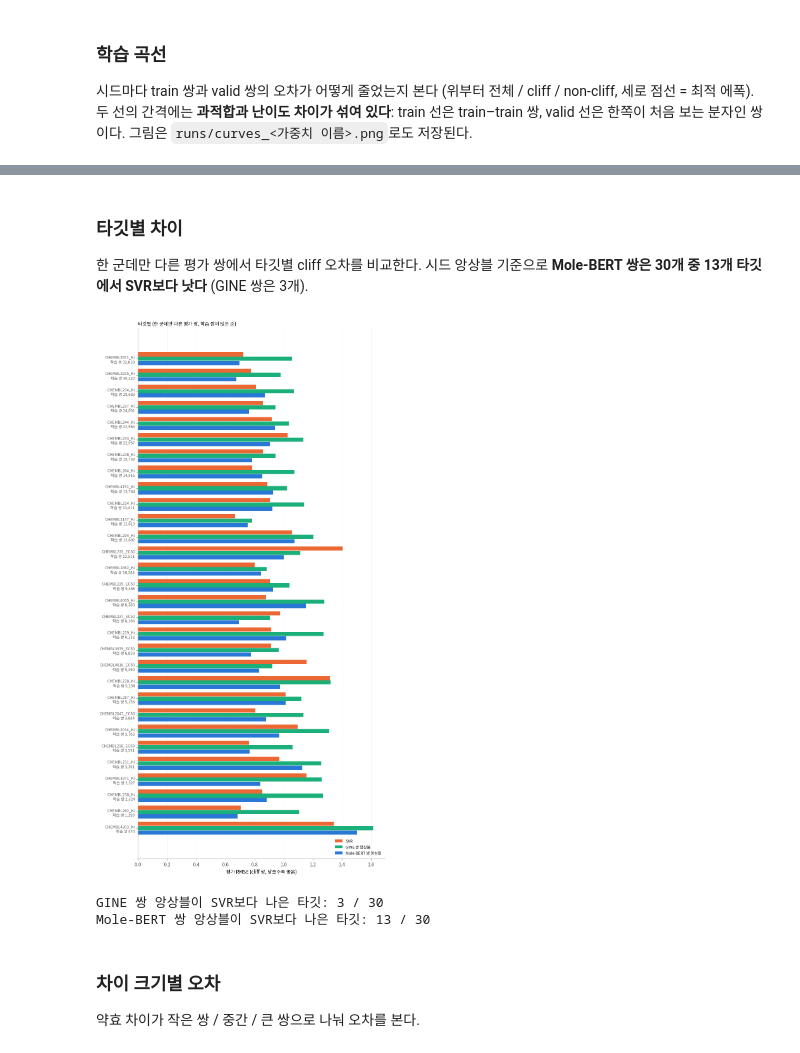
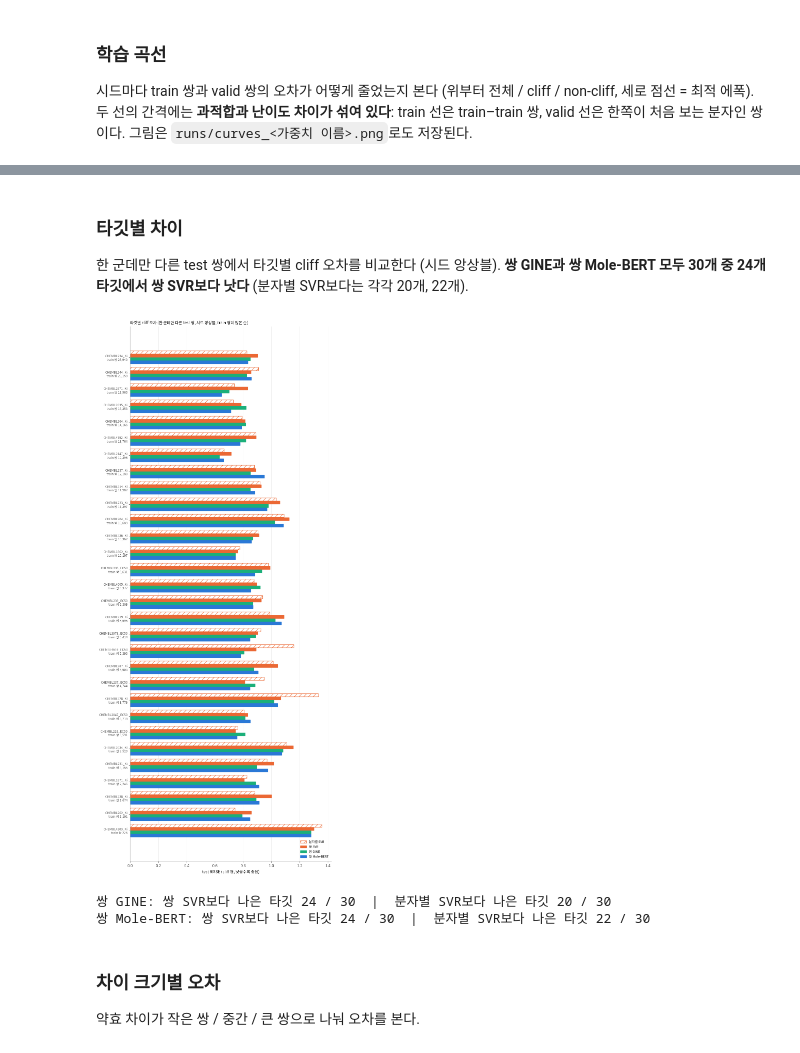
Before and after one commit to dlrudgms1234-commits/capstone, a Jupyter notebook: ac_pipeline.ipynb, the cells around one changed output, grey strips where cells are left out. Drawn from its saved outputs; the diff is of its cells as text; code cells hidden in the pictures.

```diff
--- a/ac_pipeline.ipynb
+++ b/ac_pipeline.ipynb
@@ -349,10 +339,10 @@ def keep_anchored(df):
     return df[df.split.isin(KEEP)].assign(split=lambda d: d.split.map(KEEP)).reset_index(drop=True)
 
 ALL_PAIRS = keep_anchored(pd.concat([make_pairs(t).assign(target=t) for t in DEV_TARGETS], ignore_index=True))
-if LEAK_MODE:   # 누수 실험: 뺀 분자가 들어간 쌍은 쓰지 않는다
-    _ms = {t: load(t).split for t in DEV_TARGETS}
-    ALL_PAIRS = ALL_PAIRS[[_ms[t][i] != 'drop' and _ms[t][j] != 'drop' for t, i, j in zip(ALL_PAIRS.target, ALL_PAIRS.i, ALL_PAIRS.j)]].reset_index(drop=True)
-    print(f'누수 실험 {LEAK_MODE}: 뺀 분자 {sum(map(len, drop_sets().values())):,}개')
+# 누수 막기: 뺀 분자(다른 타깃의 test 분자)가 들어간 쌍은 쓰지 않는다
+_ms = {t: load(t).split for t in DEV_TARGETS}
+ALL_PAIRS = ALL_PAIRS[[_ms[t][i] != 'drop' and _ms[t][j] != 'drop' for t, i, j in zip(ALL_PAIRS.target, ALL_PAIRS.i, ALL_PAIRS.j)]].reset_index(drop=True)
+print(f'누수 막기: 다른 타깃의 test 분자라서 train·valid에서 뺀 분자 {sum(map(len, drop_sets().values())):,}개')
 pairs = ALL_PAIRS[ALL_PAIRS.reason == 'pass'].reset_index(drop=True)   # 한 군데만 다른 쌍
 # 각 분자가 속한 split (쌍 split의 근거)
 mol_split = {t: load(t).split for t in DEV_TARGETS}
@@ -1593,12 +1507,12 @@ class PTMolModel(MolModel):
     def __init__(self):
         nn.Module.__init__(self)
         self.mol = MoleBERT()
-        self.head = make_head(PT_DIM + len(DEV_TARGETS))   # 쌍 모델과 같은 헤드 (HEAD 옵션)
+        self.head = make_head(PT_DIM + len(DEV_TARGETS))   # 쌍 모델과 같은 헤드
 
     def param_groups(self):
-        return [{'params': self.mol.parameters(), 'lr': PT_LR, 'weight_decay': 0.0 if L2SP else WD * PT_WD_SCALE}, {'params': self.head.parameters(), 'lr': LR}]   # L2-SP면 인코더 감쇠 끔
+        return [{'params': self.mol.parameters(), 'lr': PT_LR}, {'params': self.head.parameters(), 'lr': LR}]
 
-PTMOL_TAG = f'{MOL_TAG}_molebert' + (f'_ptlr{PT_LR}' if PT_LR != 1e-4 else '') + (f'_l2sp{L2SP}' if L2SP else '') + (f'_ptwd{PT_WD_SCALE:g}x' if PT_WD_SCALE != 1 else '')
+PTMOL_TAG = f'{MOL_TAG}_molebert'
 # --- 학습·예측
 files = [f'{RUNS}/{k}_{PTMOL_TAG}_seed{s}.{x}' for s in SEEDS for k, x in [('gnnmol', 'pt'), ('histmol', 'csv')]]
 cache = pred_cache('preds_molpt', PTMOL_TAG, files)
@@ -1909,5 +1802,5 @@ fig.tight_layout(); plt.show()
 # %%
-# 기준 분자 예시: 기준이 3개인 평가 분자 하나 (한 군데만 다른 쌍, Mole-BERT 쌍 앙상블)
+# 기준 분자 예시: 기준이 3개인 test 분자 하나 (한 군데만 다른 쌍, 쌍 Mole-BERT 앙상블)
 import io
 from rdkit.Chem import rdDepictor
 from rdkit.Chem.Draw import rdMolDraw2D
@@ -1918,7 +1811,7 @@ def _mol(smiles, size=(330, 230)):
     d.DrawMolecule(m); d.FinishDrawing()
     return plt.imread(io.BytesIO(d.GetDrawingText()))
 
-ps = RESULTS['single']; e = ps[ps.split == 'test'].copy()
+e = TP.copy()
 e['b_is_j'] = [mol_split[t][i] != 'test' for t, i in zip(e.target, e.i)]
 e['kb'] = np.where(e.b_is_j, e.j, e.i); e['ka'] = np.where(e.b_is_j, e.i, e.j)
 e['d_hat'] = np.where(e.b_is_j, 1, -1) * e['pred_pt_ens']
@@ -1940,6 +1833,6 @@ ax.set_title('평가 분자 B', fontsize=10.5, loc='left')
 fig.text(0.68, 0.18, f'B 추정 = 평균({", ".join(f"{v:.2f}" for v in ests)}) = {np.mean(ests):.2f}\n'
                      f'B 실측 = {p_b:.2f}   (오차 {np.mean(ests) - p_b:+.2f})\n'
                      f'기준별 흩어짐(표준편차) = {np.std(ests, ddof=1):.2f}', fontsize=11, va='center', linespacing=1.8)
-fig.suptitle(f'기준 분자로 평가 분자 활성값 추정 예시  ({t_}, Mole-BERT 쌍 앙상블)', y=1.0, fontsize=11)
+fig.suptitle(f'기준 분자로 test 분자 활성값 추정 예시  ({t_}, 쌍 Mole-BERT 앙상블)', y=1.0, fontsize=11)
 plt.show()
 # %% [output]
@@ -2187,31 +1897,31 @@ ABL_TABLE.round(3)
 # %% [markdown]
 ### 타깃별 차이
 
-한 군데만 다른 평가 쌍에서 타깃별 cliff 오차를 비교한다.
-시드 앙상블 기준으로 **Mole-BERT 쌍은 30개 중 13개 타깃에서 SVR보다 낫다** (GINE 쌍은 3개).
+한 군데만 다른 test 쌍에서 타깃별 cliff 오차를 비교한다 (시드 앙상블).
+**쌍 GINE과 쌍 Mole-BERT 모두 30개 중 24개 타깃에서 쌍 SVR보다 낫다** (분자별 SVR보다는 각각 20개, 22개).
 # %%
-pset = RESULTS['single']
-tc = pset[(pset.split == 'test') & pset.is_cliff]
-SHOW = [('svr', 'SVR', C2), ('gnn_ens', 'GINE 쌍 앙상블', C3), ('pt_ens', 'Mole-BERT 쌍 앙상블', C1)]
-per = pd.DataFrame({m: {t: b_rmse(d, f'pred_{m}') for t, d in tc.groupby('target')} for m, _, _ in SHOW})
-per['n_train'] = pairs_all[pairs_all.split == 'train'].target.value_counts()   # 실제 학습 쌍 (유사 쌍 전부)
+tc = TP[TP.is_cliff]
+SHOW = [('svr', '분자별 SVR', C2, True), ('svrpair', '쌍 SVR', C2, False), ('gnn_ens', '쌍 GINE', C3, False), ('pt_ens', '쌍 Mole-BERT', C1, False)]
+per = pd.DataFrame({m: {t: b_rmse(d, f'pred_{m}') for t, d in tc.groupby('target')} for m, _, _, _ in SHOW})
+per['n_train'] = pairs_all[pairs_all.split == 'train'].target.value_counts()   # 실제 train 쌍 (유사 쌍 전부)
 per = per.sort_values('n_train')
 
-fig, a_ = plt.subplots(figsize=(8.5, max(3.6, 0.5 * len(per) + 1.2)))
-y, hgt = np.arange(len(per)), 0.27
-for k_, (m, lbl, col) in enumerate(SHOW):
-    a_.barh(y + (1 - k_) * hgt, per[m], hgt * 0.95, color=col, label=lbl, zorder=2)
-a_.set(yticks=y, xlabel='평가 RMSE (cliff 쌍, 낮을수록 좋음)')
-a_.set_yticklabels([f'{t}\n학습 쌍 {n:,}' for t, n in zip(per.index, per.n_train)], fontsize=8)
+fig, a_ = plt.subplots(figsize=(8.5, max(3.6, 0.62 * len(per) + 1.2)))
+y, hgt = np.arange(len(per)), 0.2
+for k_, (m, lbl, col, hollow) in enumerate(SHOW):
+    a_.barh(y + (1.5 - k_) * hgt, per[m], hgt * 0.95, color=SURFACE if hollow else col, edgecolor=col, hatch='//' if hollow else '',
+            linewidth=0.9, label=lbl, zorder=2)
+a_.set(yticks=y, xlabel='test RMSE (cliff 쌍, 낮을수록 좋음)')
+a_.set_yticklabels([f'{t}\ntrain 쌍 {n:,}' for t, n in zip(per.index, per.n_train)], fontsize=8)
 a_.legend(fontsize=8, frameon=False, loc='lower right'); a_.grid(axis='y', visible=False); tidy(a_)
-a_.set_title('타깃별 (한 군데만 다른 평가 쌍, 학습 쌍이 많은 순)', loc='left', fontsize=10)
+a_.set_title('타깃별 cliff 오차 (한 군데만 다른 test 쌍, 시드 앙상블, train 쌍이 많은 순)', loc='left', fontsize=10)
 fig.tight_layout(); plt.show()
-for m, lbl, _ in SHOW[1:]:
-    print(f'{lbl}이 SVR보다 나은 타깃: {int((per[m] < per.svr).sum())} / {len(per)}')
+for m, lbl, _, _ in SHOW[2:]:
+    print(f'{lbl}: 쌍 SVR보다 나은 타깃 {int((per[m] < per.svrpair).sum())} / {len(per)}  |  분자별 SVR보다 나은 타깃 {int((per[m] < per.svr).sum())} / {len(per)}')
 # %% [output]
-[figure, old version]
+[figure, new version]
-GINE 쌍 앙상블이 SVR보다 나은 타깃: 3 / 30
-Mole-BERT 쌍 앙상블이 SVR보다 나은 타깃: 13 / 30
+쌍 GINE: 쌍 SVR보다 나은 타깃 24 / 30  |  분자별 SVR보다 나은 타깃 20 / 30
+쌍 Mole-BERT: 쌍 SVR보다 나은 타깃 24 / 30  |  분자별 SVR보다 나은 타깃 22 / 30
 # %% [markdown]
 ### 차이 크기별 오차
 
```
Also changed, not shown: parts of 54 cells of this notebook, 15 other files.
